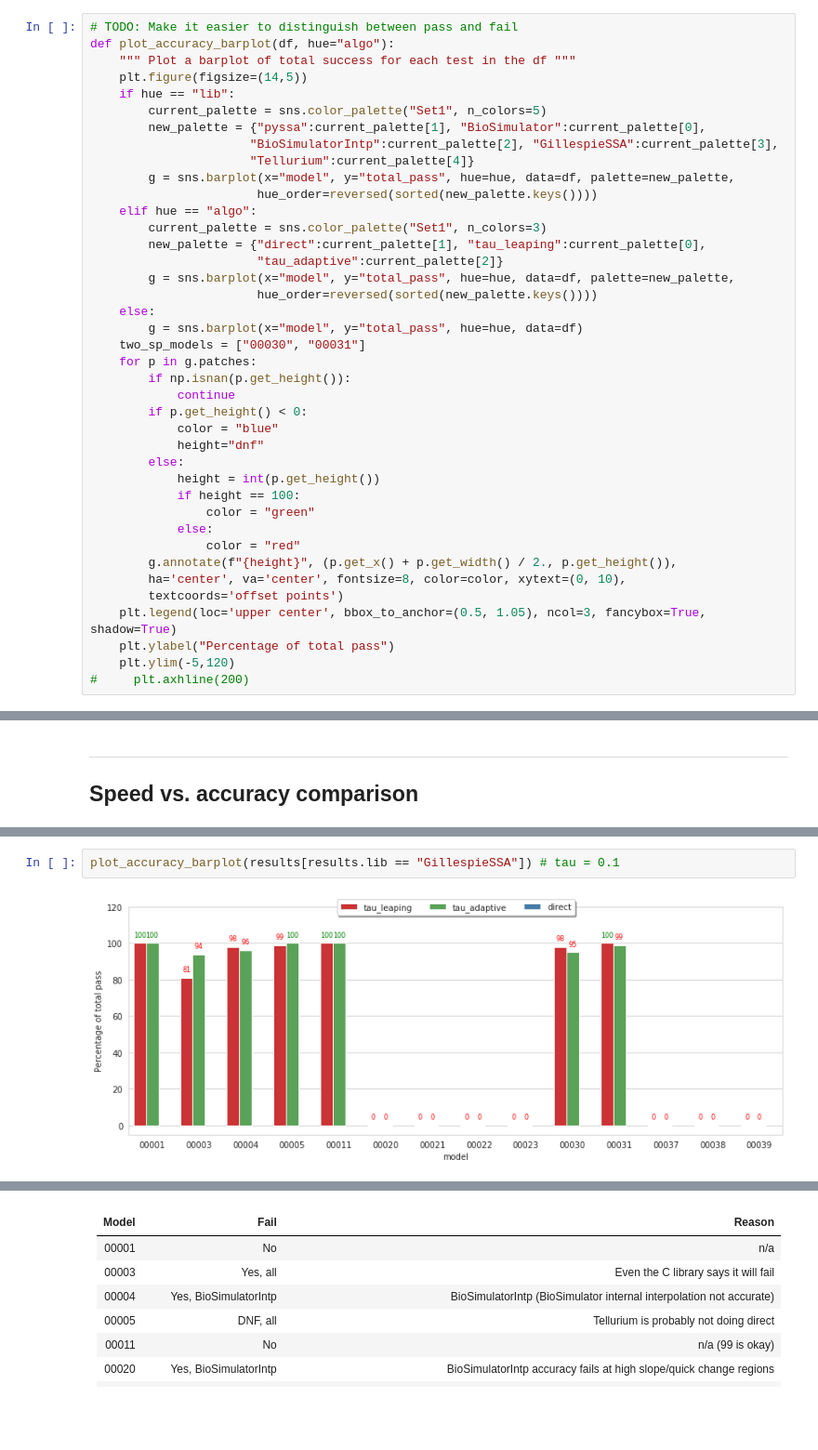
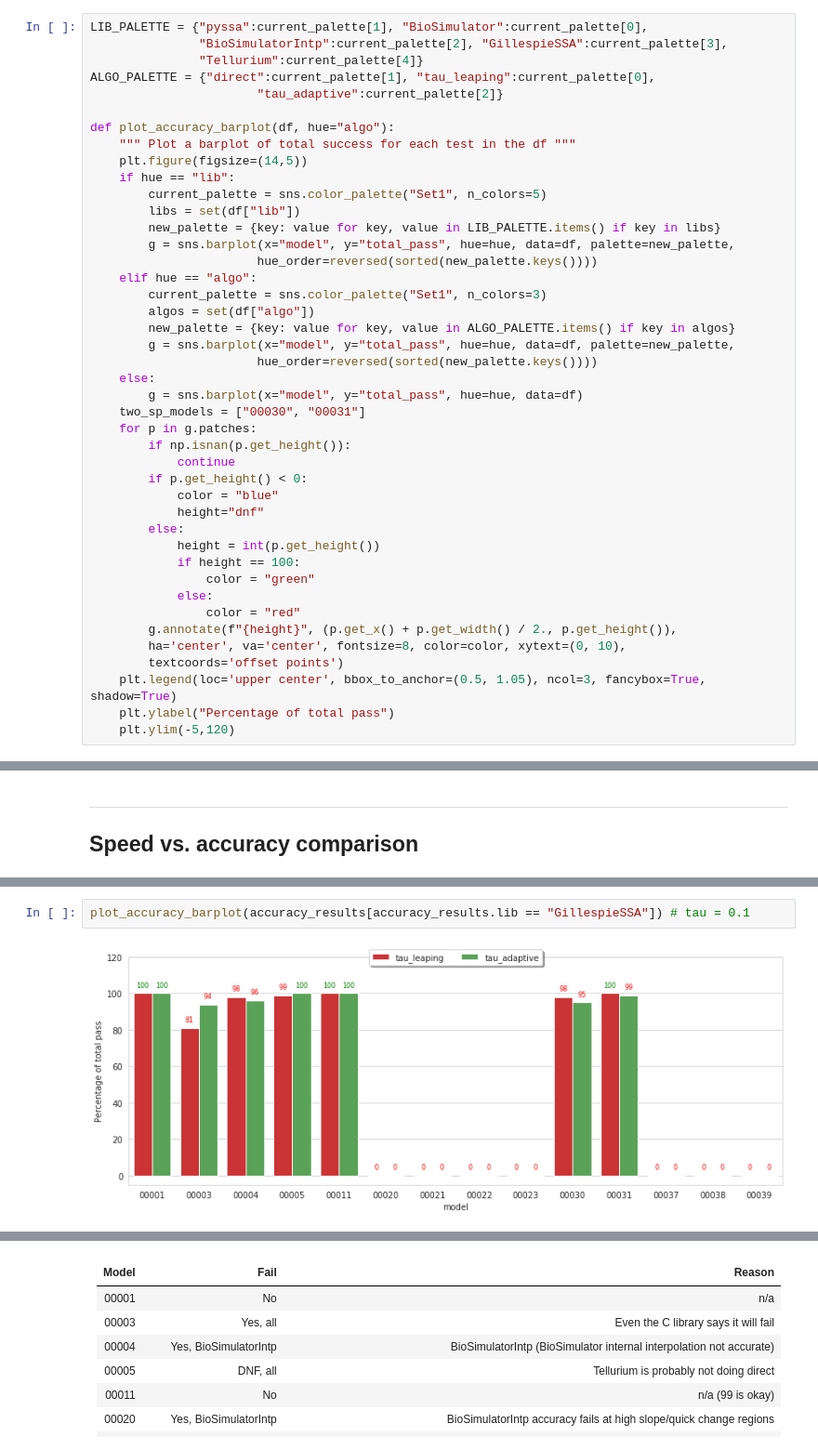
Before and after one commit to quantumbrake/cayenne-benchmarks, a Jupyter notebook: notebooks/Analysis.ipynb, the cells around one changed output, grey strips where cells are left out. Shown: that part at 93% size. Drawn from its saved outputs; the diff is of its cells as text; blank space fills up the shorter version.

Commit message:
Update: Jupyter notebook models and accuracy sections

```diff
--- a/notebooks/Analysis.ipynb
+++ b/notebooks/Analysis.ipynb
@@ -64,21 +64,25 @@ def make_benchmark_df(path):
     df = df[df.nrep == 10000]
     return df
 # %%
-# TODO: Make it easier to distinguish between pass and fail
+LIB_PALETTE = {"pyssa":current_palette[1], "BioSimulator":current_palette[0],
+               "BioSimulatorIntp":current_palette[2], "GillespieSSA":current_palette[3],
+               "Tellurium":current_palette[4]}
+ALGO_PALETTE = {"direct":current_palette[1], "tau_leaping":current_palette[0],
+                       "tau_adaptive":current_palette[2]}
+
 def plot_accuracy_barplot(df, hue="algo"):
     """ Plot a barplot of total success for each test in the df """
     plt.figure(figsize=(14,5))
     if hue == "lib":
         current_palette = sns.color_palette("Set1", n_colors=5)
-        new_palette = {"pyssa":current_palette[1], "BioSimulator":current_palette[0],
-                      "BioSimulatorIntp":current_palette[2], "GillespieSSA":current_palette[3],
-                      "Tellurium":current_palette[4]}
+        libs = set(df["lib"])
+        new_palette = {key: value for key, value in LIB_PALETTE.items() if key in libs}
         g = sns.barplot(x="model", y="total_pass", hue=hue, data=df, palette=new_palette,
                        hue_order=reversed(sorted(new_palette.keys())))
     elif hue == "algo":
         current_palette = sns.color_palette("Set1", n_colors=3)
-        new_palette = {"direct":current_palette[1], "tau_leaping":current_palette[0],
-                       "tau_adaptive":current_palette[2]}
+        algos = set(df["algo"])
+        new_palette = {key: value for key, value in ALGO_PALETTE.items() if key in algos}
         g = sns.barplot(x="model", y="total_pass", hue=hue, data=df, palette=new_palette,
                        hue_order=reversed(sorted(new_palette.keys())))
     else:
@@ -102,7 +106,6 @@ def plot_accuracy_barplot(df, hue="algo"):
     plt.legend(loc='upper center', bbox_to_anchor=(0.5, 1.05), ncol=3, fancybox=True, shadow=True)
     plt.ylabel("Percentage of total pass")
     plt.ylim(-5,120)
-#     plt.axhline(200)
 # %%
 def plot_benchmark_barplot(df):
     """ Plot a barplot of time taken for each simulation in the df """
@@ -221,6 +282,6 @@ plot_accuracy_barplot(results[results.lib == "pyssa"])
 # %% [output]
 [figure]
 # %%
-plot_accuracy_barplot(results[results.lib == "GillespieSSA"]) # tau = 0.1
+plot_accuracy_barplot(accuracy_results[accuracy_results.lib == "GillespieSSA"]) # tau = 0.1
 # %% [output]
-[figure, old version]
+[figure, new version]
```
Also changed, not shown: parts of 19 cells of this notebook.
